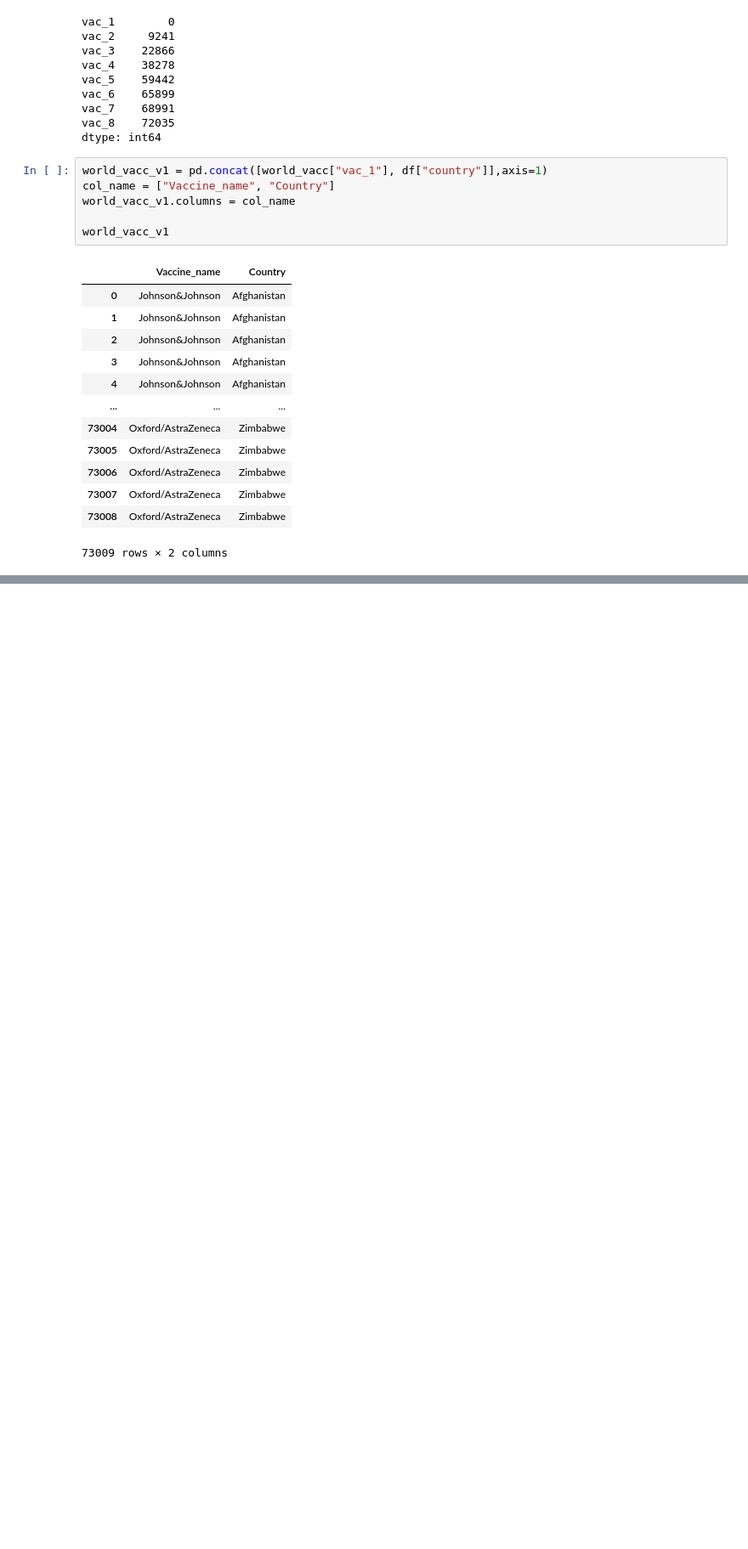
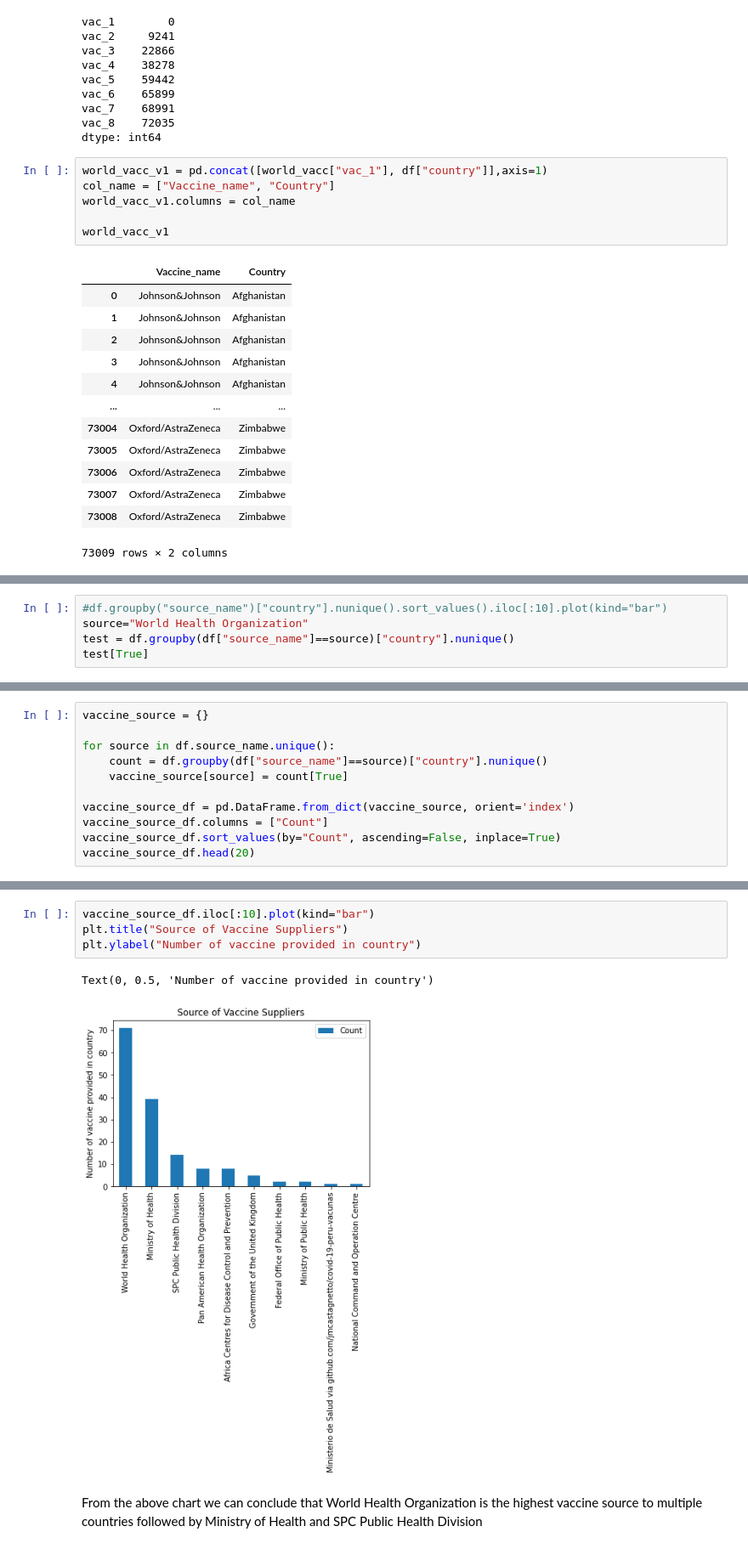
Before and after one commit to usndangol97/Covid19-world-vaccination, a Jupyter notebook: covid-19.ipynb, the cells around one changed output, grey strips where cells are left out. Shown at 85% size. Saved outputs shown, nothing was run; the diff lists cells and outputs as text; blank space fills up the shorter version.

```diff
--- a/covid-19.ipynb
+++ b/covid-19.ipynb
@@ -344,0 +385,5 @@ plt.show()
+# %%
+#df.groupby("source_name")["country"].nunique().sort_values().iloc[:10].plot(kind="bar")
+source="World Health Organization"
+test = df.groupby(df["source_name"]==source)["country"].nunique()
+test[True]
@@ -344,0 +392,11 @@ plt.show()
+# %%
+vaccine_source = {}
+
+for source in df.source_name.unique():
+    count = df.groupby(df["source_name"]==source)["country"].nunique()
+    vaccine_source[source] = count[True]
+
+vaccine_source_df = pd.DataFrame.from_dict(vaccine_source, orient='index')
+vaccine_source_df.columns = ["Count"]
+vaccine_source_df.sort_values(by="Count", ascending=False, inplace=True)
+vaccine_source_df.head(20)
@@ -344,0 +421,10 @@ plt.show()
+# %%
+vaccine_source_df.iloc[:10].plot(kind="bar")
+plt.title("Source of Vaccine Suppliers")
+plt.ylabel("Number of vaccine provided in country")
+# %% [output]
+Text(0, 0.5, 'Number of vaccine provided in country')
+[figure, added]
+# %% [markdown]
+From the above chart we can conclude that World Health Organization is the highest vaccine source to multiple countries
+followed by Ministry of Health and SPC Public Health Division
```
Also changed, not shown: parts of 42 cells of this notebook.
